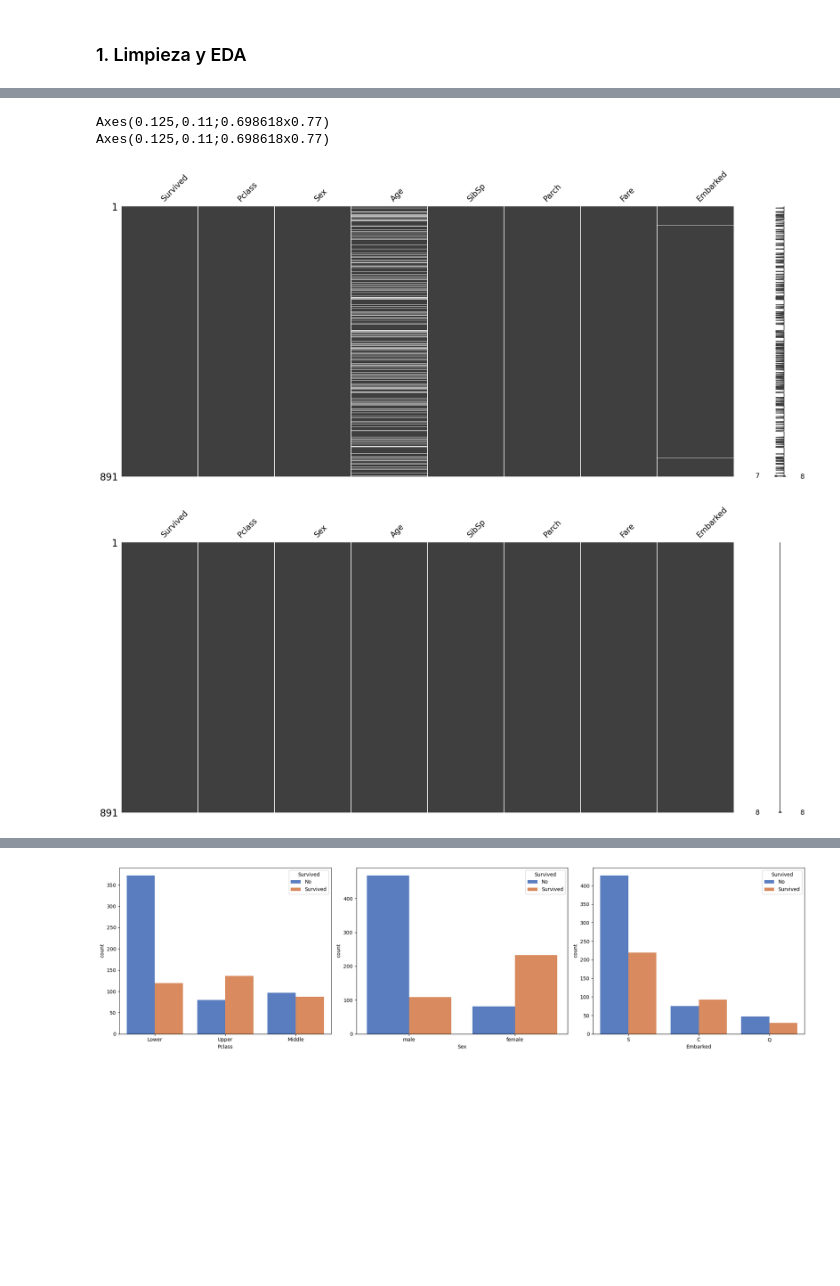
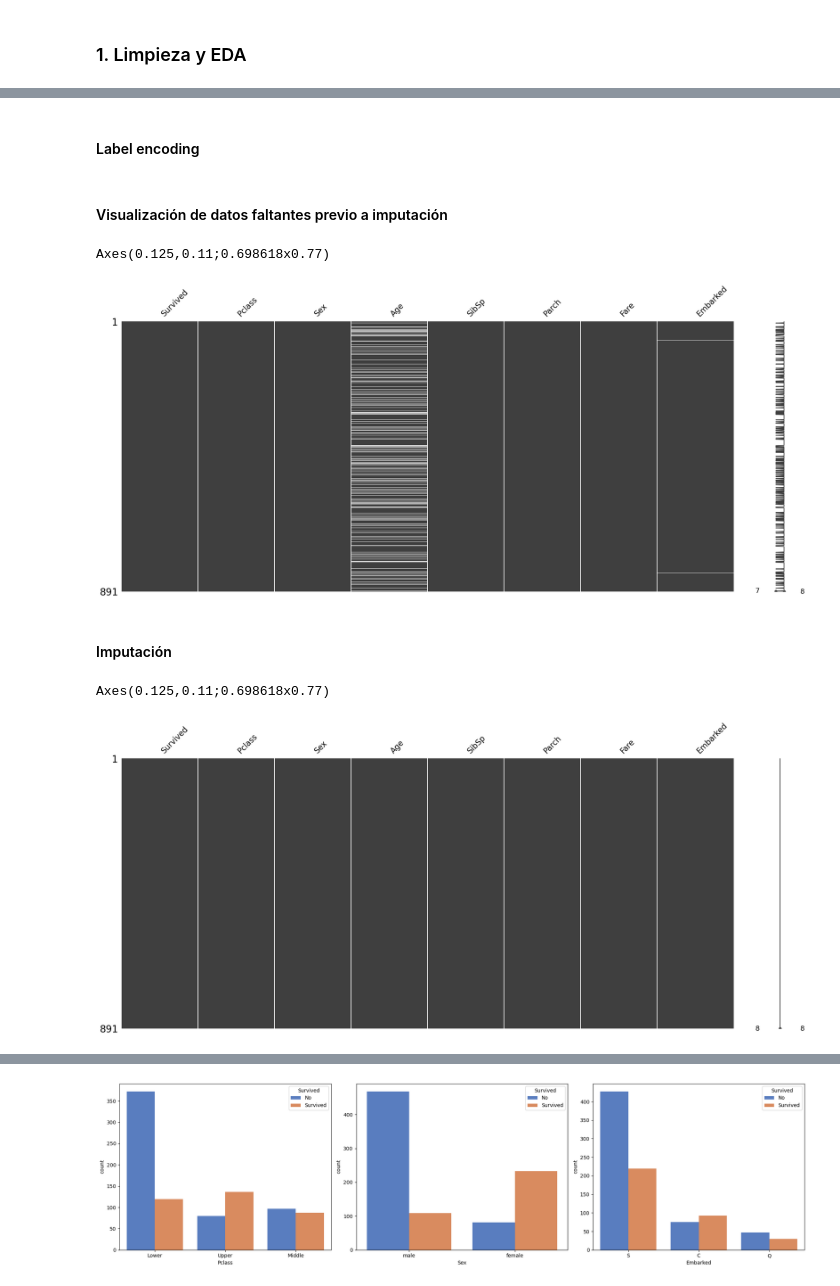
Before and after one commit to finanzasvlr/Titanic, a Jupyter notebook: Caso Titanic.ipynb, the cells around one changed output, grey strips where cells are left out. Cells and saved outputs as stored; diff of their text form; code cells hidden in the pictures; blank space fills up the shorter version.

```diff
--- a/Caso Titanic.ipynb
+++ b/Caso Titanic.ipynb
@@ -31,0 +193,2 @@ warnings.filterwarnings('ignore')
+# %% [markdown]
+#### Label encoding
@@ -32,56 +202,45 @@ warnings.filterwarnings('ignore')
+# %% [markdown]
+#### Visualización de datos faltantes previo a imputación
+# %%
+print(msno.matrix(df)) # Visualización de datos faltantes #
+# %% [output]
+Axes(0.125,0.11;0.698618x0.77)
+[figure, added]
+# %% [markdown]
+#### Imputación
 # %%
-
-# Tree Visualisation
-from sklearn.tree import export_graphviz
-from IPython.display import Image
-import graphviz
-df=pd.read_csv("train.csv")
-df_2=pd.read_csv("test.csv")
-df = df.drop(columns=['PassengerId', 'Name', 'Ticket', 'Cabin'])
-df_2 = df_2.drop(columns=['PassengerId', 'Name', 'Ticket', 'Cabin'])
-mapping = {1: 'Upper', 2: 'Middle', 3: 'Lower'}
-# Reemplazar los valores en la columna 'Pclass'
-df['Pclass'] = df['Pclass'].replace(mapping)
-df_2['Pclass'] = df_2['Pclass'].replace(mapping)
-df['Survived'] = df['Survived'].replace({1: 'Survived', 0: 'No'})
-df_2['Survived'] = df['Survived'].replace({1: 'Survived', 0: 'No'})
-# Visualización de datos faltantes #
-print(msno.matrix(df))
-# Imputación #
 imputer = SimpleImputer(strategy='most_frequent')
 df_imputed = pd.DataFrame(imputer.fit_transform(df[['Embarked']]), columns=['Embarked'])
 df['Embarked']=df_imputed['Embarked']
 
 # Separa las variables cuantitativas de las cualitativas
-# Las variables cuantitativas son 'Age' y 'Fare'
-quantitative_cols = ['Age', 'Fare']
+# Las variables cuantitativas a imputar
+quantitative_cols = ['Age', 'SibSp','Parch','Fare']
 
-# Las variables cualitativas son 'Pclass', 'Sex', 'SibSp', 'Parch', 'Embarked'
-qualitative_cols = ['Pclass', 'Sex', 'SibSp', 'Parch', 'Embarked']
+# Las variables cualitativas son
+qualitative_cols = ['Pclass', 'Sex', 'Embarked']
 
 # Crea el objeto KNNImputer con 5 vecinos
 knn_imputer = KNNImputer(n_neighbors=5)
 
 # Imputación de las variables cuantitativas
 # Se imputan los valores faltantes de las columnas 'Age' y 'Fare' utilizando KNNImputer
 df[quantitative_cols] = knn_imputer.fit_transform(df[quantitative_cols])
-#### Segundo datasets
+
+# Segundo datasets
 # Imputación #
 df_imputed2 = pd.DataFrame(imputer.fit_transform(df_2[['Embarked']]), columns=['Embarked'])
 df_2['Embarked']=df_imputed2['Embarked']
-
 
 # Crea el objeto KNNImputer con 5 vecinos
 knn_imputer = KNNImputer(n_neighbors=5)
 
 # Imputación de las variables cuantitativas
 # Se imputan los valores faltantes de las columnas 'Age' y 'Fare' utilizando KNNImputer
 df_2[quantitative_cols] = knn_imputer.fit_transform(df_2[quantitative_cols])
 
 # Visualiza la matriz de valores faltantes después de la imputación
 print(msno.matrix(df))
 # %% [output]
 Axes(0.125,0.11;0.698618x0.77)
-Axes(0.125,0.11;0.698618x0.77)
-[figure, old version]
+[figure, new version]
-[figure, removed]
```
Also changed, not shown: parts of 24 cells of this notebook.
